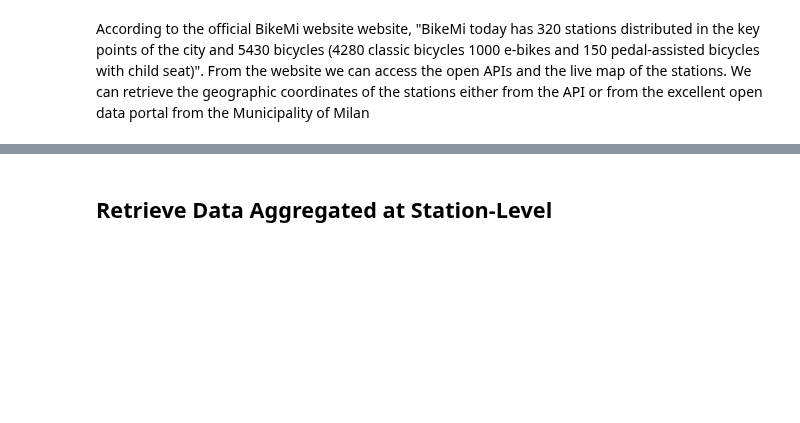
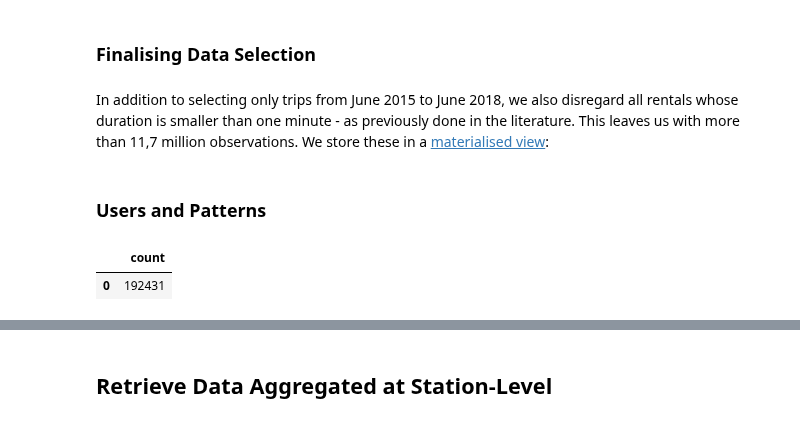
Before and after one commit to toscasterre/thesis-forecasting, a Jupyter notebook: notebooks/03-data_ingestion_and_spatial_operations.ipynb, the cells around one changed output, grey strips where cells are left out. Drawn from its saved outputs; the diff is of its cells as text; code cells hidden in the pictures; blank space fills up the shorter version.

```diff
--- a/notebooks/03-data_ingestion_and_spatial_operations.ipynb
+++ b/notebooks/03-data_ingestion_and_spatial_operations.ipynb
@@ -51,2 +66,4 @@ pd.read_sql(sql=query, con=conn).astype("int")
-# %% [markdown]
-According to the official BikeMi website website, "BikeMi today has 320 stations distributed in the key points of the city and 5430 bicycles (4280 classic bicycles 1000 e-bikes and 150 pedal-assisted bicycles with child seat)". From the website we can access the open APIs and the live map of the stations. We can retrieve the geographic coordinates of the stations either from the API or from the excellent open data portal from the Municipality of Milan
+# %% [markdown]
+### Finalising Data Selection
+# %% [markdown]
+In addition to selecting only trips from June 2015 to June 2018, we also disregard all rentals whose duration is smaller than one minute - as previously done in the literature. This leaves us with more than 11,7 million observations. We store these in a [materialised view](https://www.postgresql.org/docs/current/sql-creatematerializedview.html):
@@ -52,0 +89,13 @@ According to the official BikeMi website website, "BikeMi today has 320 stations
+# %% [markdown]
+### Users and Patterns
+# %%
+query = """
+    SELECT
+        COUNT(DISTINCT cliente_anonimizzato)
+    FROM bikemi_rentals;
+    """
+
+pd.read_sql(query, conn)
+# %% [output]
+|  | count |
+| 0 | 192431 |
```
Also changed, not shown: parts of 16 cells of this notebook, 6 other files.
